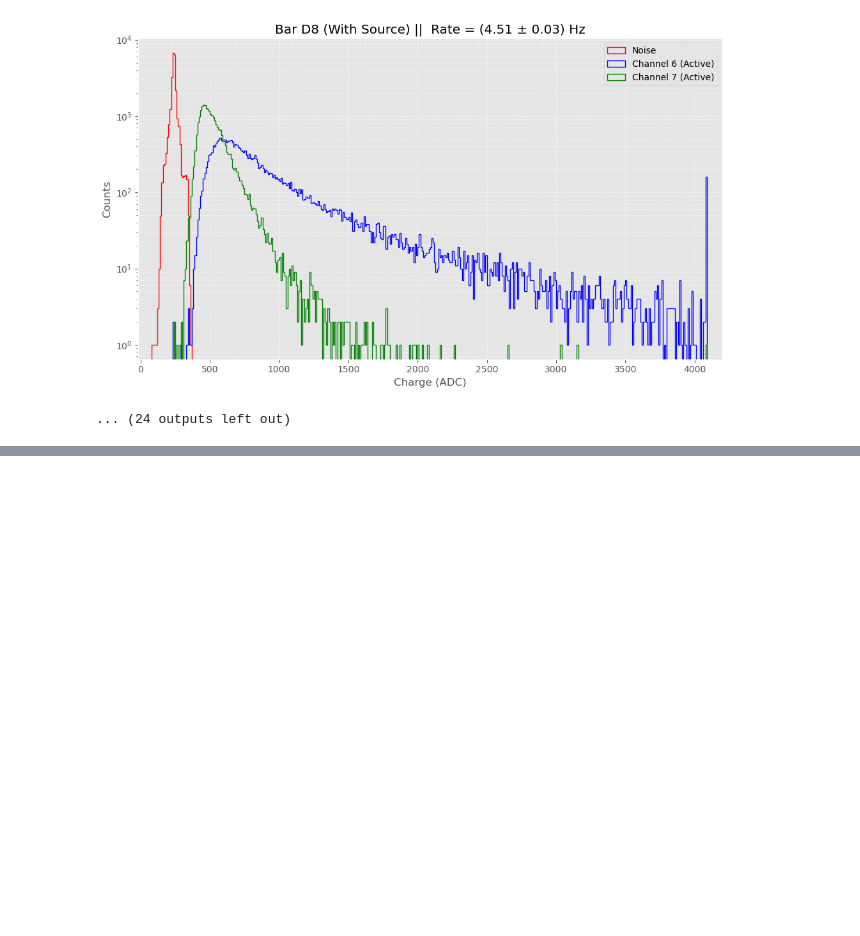
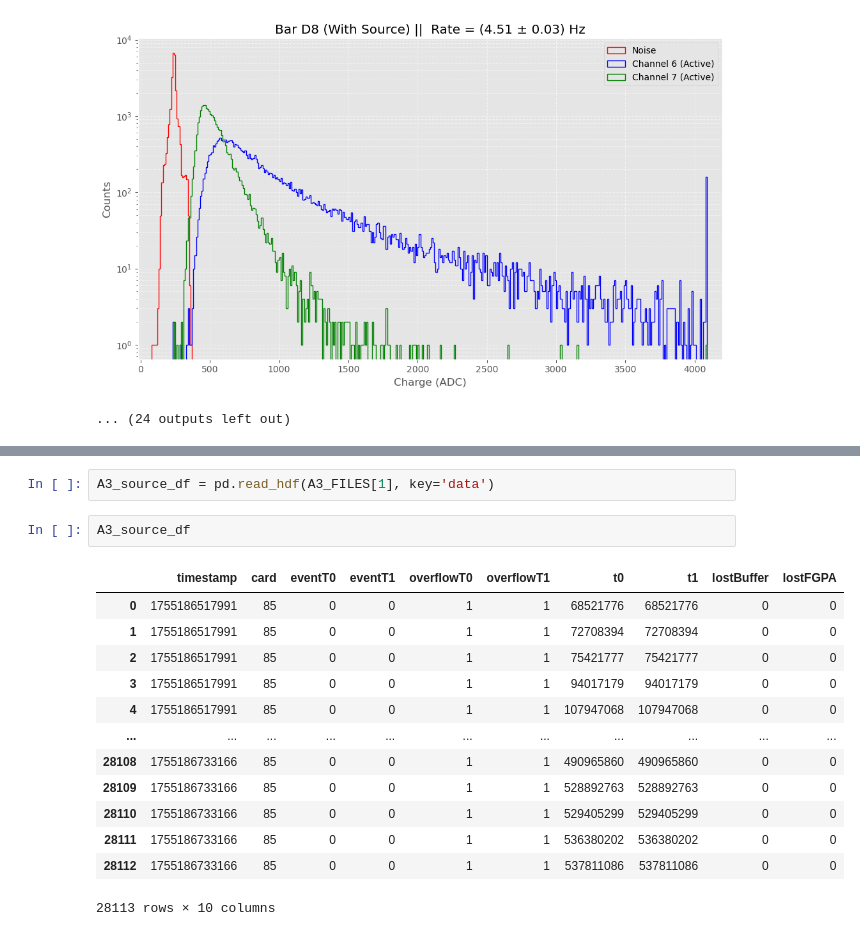
Before and after one commit to camacortespar/next-analysis, a Jupyter notebook: Muon_Veto/01_Bar_Testing.ipynb, the cells around one changed output, grey strips where cells are left out. Saved outputs shown, nothing was run; the diff lists cells and outputs as text; blank space fills up the shorter version.

```diff
--- a/Muon_Veto/01_Bar_Testing.ipynb
+++ b/Muon_Veto/01_Bar_Testing.ipynb
@@ -408,0 +488,18 @@ BAR_DIRECTORIES[:3]
+# %%
+A3_source_df = pd.read_hdf(A3_FILES[1], key='data')
+# %%
+A3_source_df
+# %% [output]
+|  | timestamp | card | eventT0 | eventT1 | overflowT0 | overflowT1 | t0 | t1 | lostBuffer | lostFGPA |
+| 0 | 1755186517991 | 85 | 0 | 0 | 1 | 1 | 68521776 | 68521776 | 0 | 0 |
+| 1 | 1755186517991 | 85 | 0 | 0 | 1 | 1 | 72708394 | 72708394 | 0 | 0 |
+| 2 | 1755186517991 | 85 | 0 | 0 | 1 | 1 | 75421777 | 75421777 | 0 | 0 |
+| 3 | 1755186517991 | 85 | 0 | 0 | 1 | 1 | 94017179 | 94017179 | 0 | 0 |
+| 4 | 1755186517991 | 85 | 0 | 0 | 1 | 1 | 107947068 | 107947068 | 0 | 0 |
+| ... | ... | ... | ... | ... | ... | ... | ... | ... | ... | ... |
+| 28108 | 1755186733166 | 85 | 0 | 0 | 1 | 1 | 490965860 | 490965860 | 0 | 0 |
+| 28109 | 1755186733166 | 85 | 0 | 0 | 1 | 1 | 528892763 | 528892763 | 0 | 0 |
+| 28110 | 1755186733166 | 85 | 0 | 0 | 1 | 1 | 529405299 | 529405299 | 0 | 0 |
+| 28111 | 1755186733166 | 85 | 0 | 0 | 1 | 1 | 536380202 | 536380202 | 0 | 0 |
+| 28112 | 1755186733166 | 85 | 0 | 0 | 1 | 1 | 537811086 | 537811086 | 0 | 0 |
+28113 rows × 10 columns
```
Also changed, not shown: parts of 15 cells of this notebook, 1 other file.
